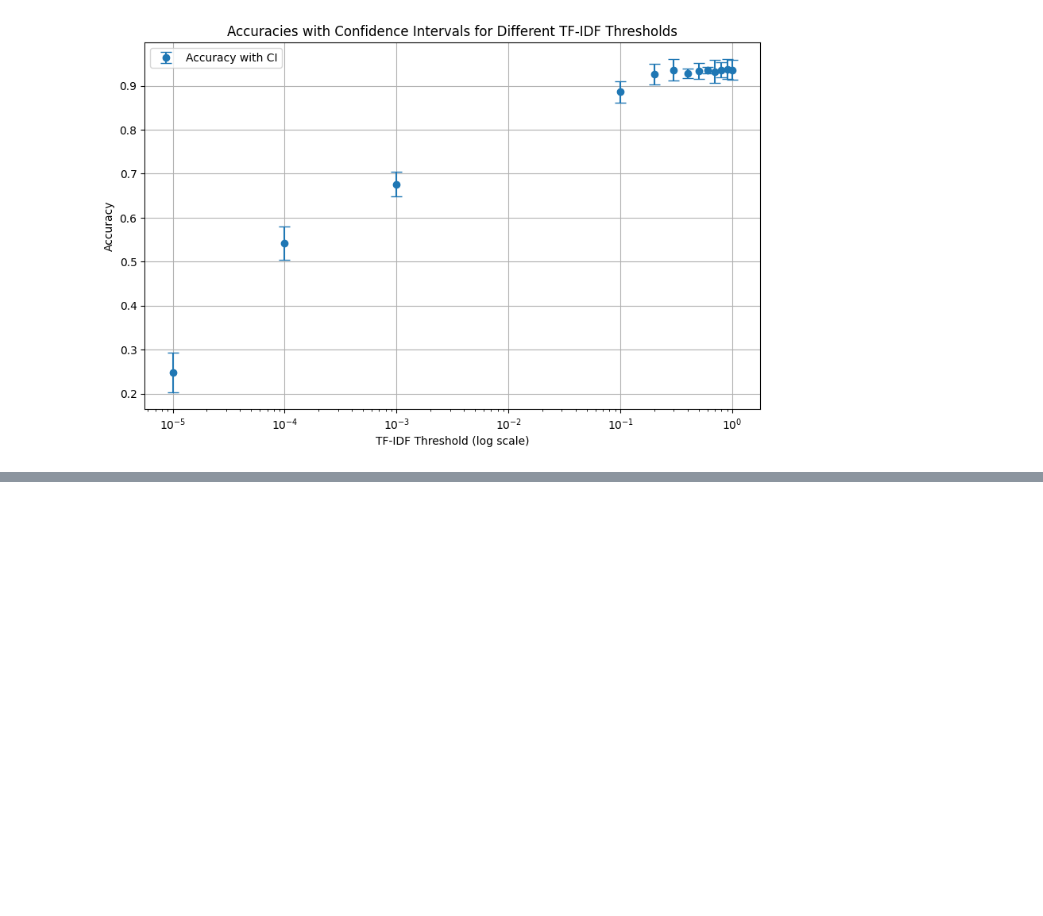
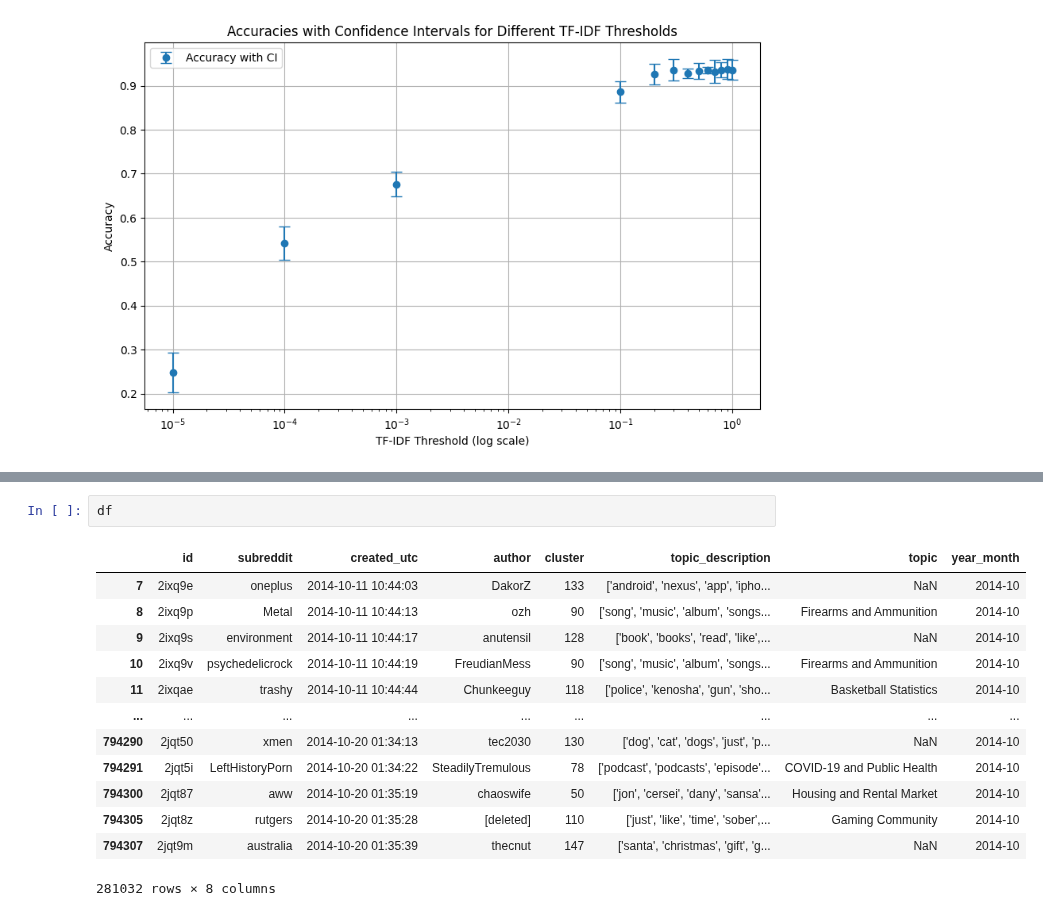
Before and after one commit to stefanoviel/RedditPolarization, a Jupyter notebook: notebooks/result_analysis.ipynb, the cells around one changed output, grey strips where cells are left out. Saved outputs shown, nothing was run; the diff lists cells and outputs as text; blank space fills up the shorter version.

```diff
--- a/notebooks/result_analysis.ipynb
+++ b/notebooks/result_analysis.ipynb
@@ -377,0 +457,16 @@ plt.show()
+# %%
+df
+# %% [output]
+|  | id | subreddit | created_utc | author | cluster | topic_description | topic | year_month |
+| 7 | 2ixq9e | oneplus | 2014-10-11 10:44:03 | DakorZ | 133 | ['android', 'nexus', 'app', 'ipho... | NaN | 2014-10 |
+| 8 | 2ixq9p | Metal | 2014-10-11 10:44:13 | ozh | 90 | ['song', 'music', 'album', 'songs... | Firearms and Ammunition | 2014-10 |
+| 9 | 2ixq9s | environment | 2014-10-11 10:44:17 | anutensil | 128 | ['book', 'books', 'read', 'like',... | NaN | 2014-10 |
+| 10 | 2ixq9v | psychedelicrock | 2014-10-11 10:44:19 | FreudianMess | 90 | ['song', 'music', 'album', 'songs... | Firearms and Ammunition | 2014-10 |
+| 11 | 2ixqae | trashy | 2014-10-11 10:44:44 | Chunkeeguy | 118 | ['police', 'kenosha', 'gun', 'sho... | Basketball Statistics | 2014-10 |
+| ... | ... | ... | ... | ... | ... | ... | ... | ... |
+| 794290 | 2jqt50 | xmen | 2014-10-20 01:34:13 | tec2030 | 130 | ['dog', 'cat', 'dogs', 'just', 'p... | NaN | 2014-10 |
+| 794291 | 2jqt5i | LeftHistoryPorn | 2014-10-20 01:34:22 | SteadilyTremulous | 78 | ['podcast', 'podcasts', 'episode'... | COVID-19 and Public Health | 2014-10 |
+| 794300 | 2jqt87 | aww | 2014-10-20 01:35:19 | chaoswife | 50 | ['jon', 'cersei', 'dany', 'sansa'... | Housing and Rental Market | 2014-10 |
+| 794305 | 2jqt8z | rutgers | 2014-10-20 01:35:28 | [deleted] | 110 | ['just', 'like', 'time', 'sober',... | Gaming Community | 2014-10 |
+| 794307 | 2jqt9m | australia | 2014-10-20 01:35:39 | thecnut | 147 | ['santa', 'christmas', 'gift', 'g... | NaN | 2014-10 |
+281032 rows × 8 columns
```
Also changed, not shown: parts of 7 cells of this notebook, 3 other files.
